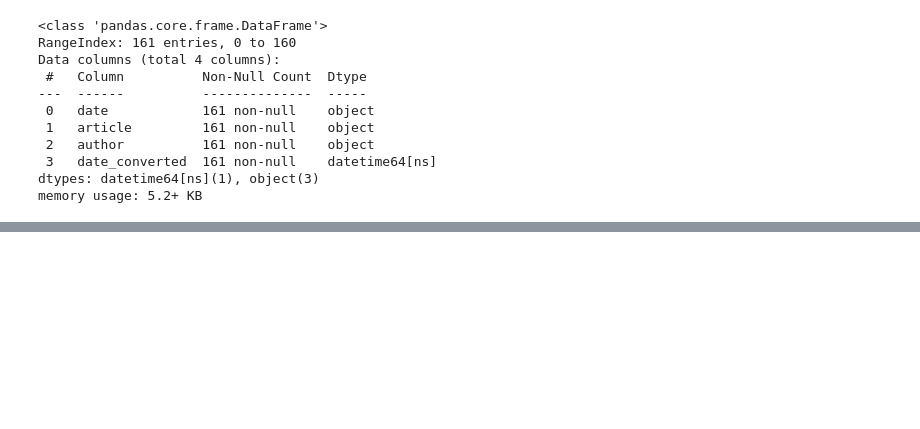
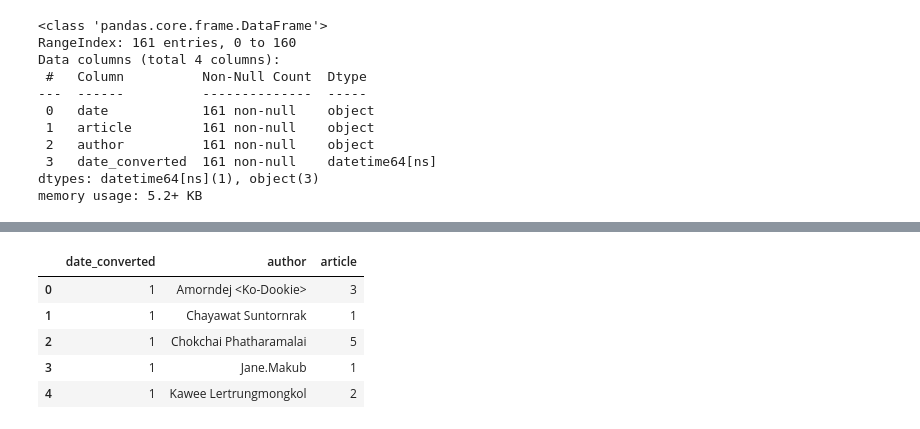
Before and after one commit to zkan/odds-medium-publication-stats, a Jupyter notebook: 2020.ipynb, the cells around one changed output, grey strips where cells are left out. Drawn from its saved outputs; the diff is of its cells as text; code cells hidden in the pictures; blank space fills up the shorter version.

```diff
--- a/2020.ipynb
+++ b/2020.ipynb
@@ -56,0 +77,9 @@ chart.set_xticklabels(chart.get_xticklabels(), rotation=90);
+# %%
+new_df.head()
+# %% [output]
+|  | date_converted | author | article |
+| 0 | 1 | Amorndej <Ko-Dookie> | 3 |
+| 1 | 1 | Chayawat Suntornrak | 1 |
+| 2 | 1 | Chokchai Phatharamalai | 5 |
+| 3 | 1 | Jane.Makub | 1 |
+| 4 | 1 | Kawee Lertrungmongkol | 2 |
```
Also changed, not shown: parts of 7 cells of this notebook.
